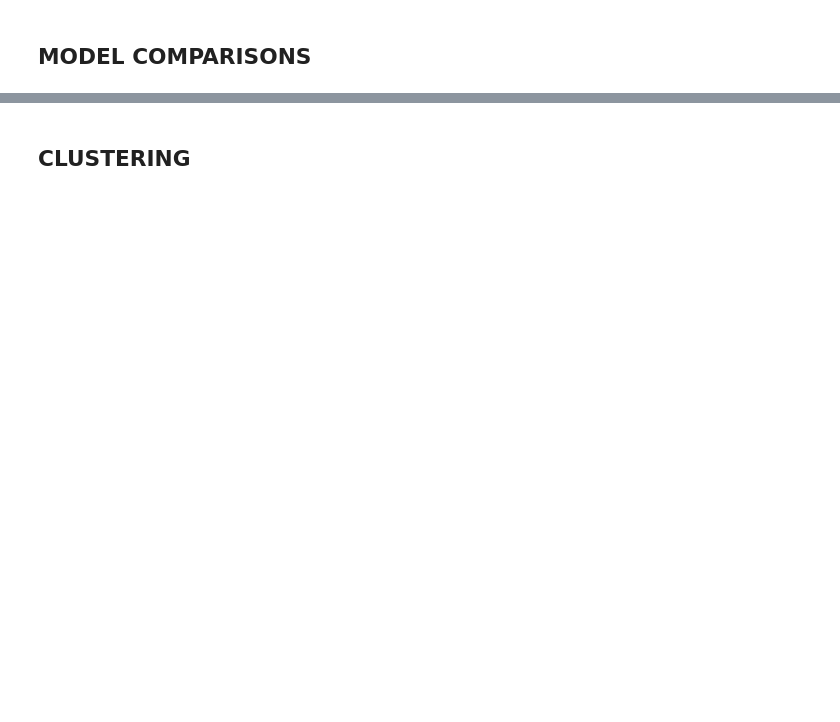
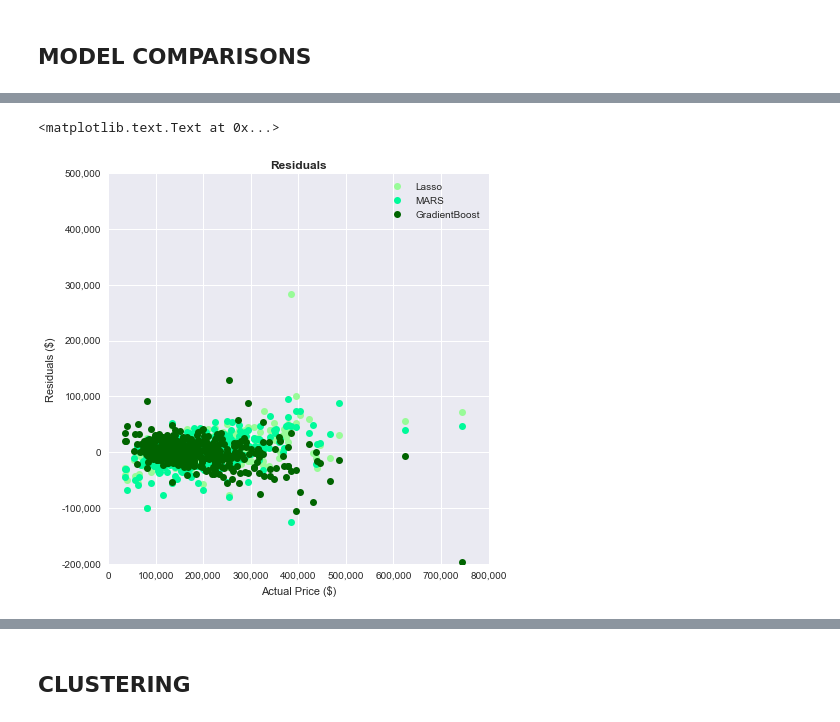
Before and after one commit to vishwabhuta/APM_House_Prices, a Jupyter notebook: APM Project.ipynb, the cells around one changed output, grey strips where cells are left out. Drawn from its saved outputs; the diff is of its cells as text; code cells hidden in the pictures; blank space fills up the shorter version.

```diff
--- a/APM Project.ipynb
+++ b/APM Project.ipynb
@@ -496,9 +555,10 @@ SVR_RMSE_scale
 # %%
-SVR_log = SVR(kernel='linear', C=10)
-SVR_log.fit(X_train,ravel(log_y_train))
-SVR_predict_log=SVR_log.predict(X_test)
-SVR_RMSE_log=np.sqrt(mean_squared_error(y_test,np.exp(SVR_predict_log)))
-SVR_RMSE_log
+# # LOG DOESN'T RUN
+# SVR_log = SVR(kernel='linear', C=10)
+# SVR_log.fit(X_train,ravel(log_y_train))
+# SVR_predict_log=SVR_log.predict(X_test)
+# SVR_RMSE_log=np.sqrt(mean_squared_error(y_test,np.exp(SVR_predict_log)))
+# SVR_RMSE_log
 # %%
 SVR_scalelog = SVR(kernel='linear', C=10)
 SVR_scalelog.fit(X_train_scaled,ravel(log_y_train))
@@ -732,7 +936,7 @@ print "RMSE using scaling for GS Random Forest USING LOG is:", round(GS_RANDFOR_
 model_gb1 = GradientBoostingRegressor()
 
 # Create parameter dictionary for GridSearchCV
-params = {'n_estimators':(5,10,50,100,500,1000),'learning_rate':(0.01, 0.05, 0.1, 0.2)}
+params = {'n_estimators':(5,10,50,100,500,1000),'learning_rate':(0.01, 0.05, 0.1, 0.2),'min_samples_leaf':(1,5,10,20)}
 
 #Create Grid Search Model
 model_gb1_GS = GridSearchCV(model_gb1,params)
@@ -808,7 +1073,7 @@ print "RMSE with scaling for GS Gradient Boosting USING LOG is:", round(GS_GRADB
 ### AdaBoost
 # %%
 #predictions are on average 1.17 times as large as the actual value
-parameters={'learning_rate': [0.01, 0.001, 0.0001], 'loss': ['linear', 'square']}
+parameters={'n_estimators':[10,20,50,100,500],'learning_rate': [0.01, 0.001, 0.0001], 'loss': ['linear', 'square']}
 accuracy=make_scorer(mean_squared_error, greater_is_better=False)
 GS_ADABOOST = GridSearchCV(AdaBoostRegressor(random_state=0), parameters, cv=5,scoring=accuracy)
 GS_ADABOOST.fit(X_train, y_train)
@@ -895,17 +1212,20 @@ WMresiduals_SGD_reg=y_test-GSCV_SGDclf_predict_reg
 # %%
 # Plot Residuals - Best Models
 fig = plt.figure(figsize=(15, 7))
 ax1 = fig.add_subplot(121)
 ax1.plot(y_test,BMresiduals_LASSO_scalelog,"o",label='Lasso',color='palegreen')
-ax1.plot(y_test,BMresiduals_MARS_scalelog['Residuals'],"o",label='MARS',color='mediumspringgreen')
+ax1.plot(y_test,BMresiduals_MARS_scalelog,"o",label='MARS',color='mediumspringgreen')
 ax1.plot(y_test,BMresiduals_GRADBOOST_scale,"o",label='GradientBoost', color='darkgreen')
 ax1.legend(numpoints=1,loc='upper right')
 ax1.set_ylabel('Residuals ($)')
 ax1.yaxis.set_major_formatter(mtick.FuncFormatter('{:,.0f}'.format))
 ax1.set_ylim([-200000,500000])
 ax1.set_xlabel('Actual Price ($)')
 ax1.xaxis.set_major_formatter(mtick.FuncFormatter('{:,.0f}'.format))
 ax1.set_title('Residuals', fontsize=12, fontweight='bold')
+# %% [output]
+<matplotlib.text.Text at 0x...>
+[figure, added]
 # %%
 # Plot Residuals - Worst Models
 fig = plt.figure(figsize=(15, 7))
```
Also changed, not shown: parts of 75 cells of this notebook.
